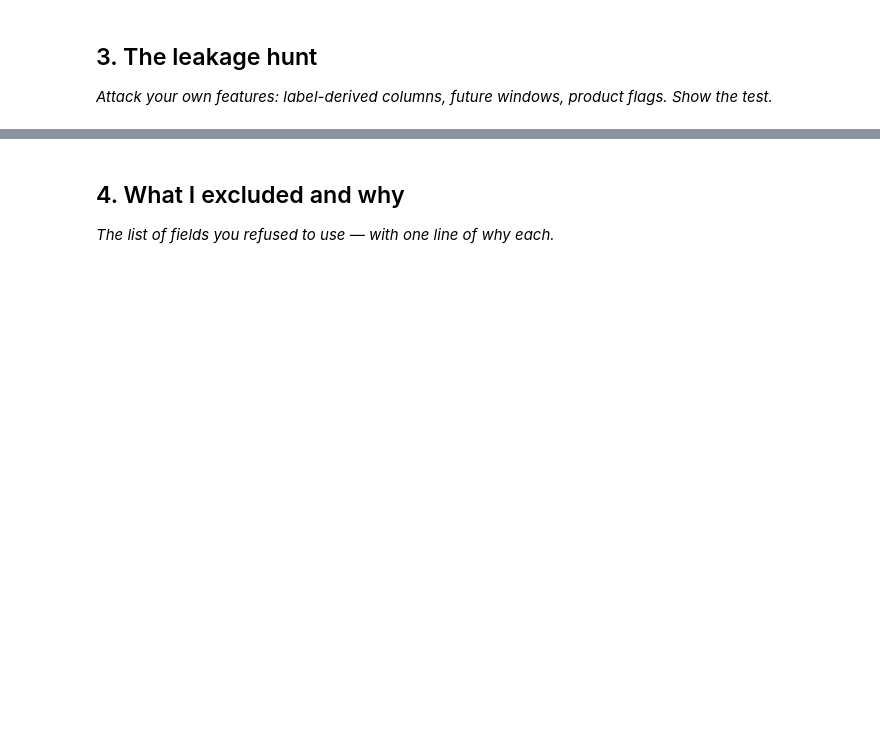
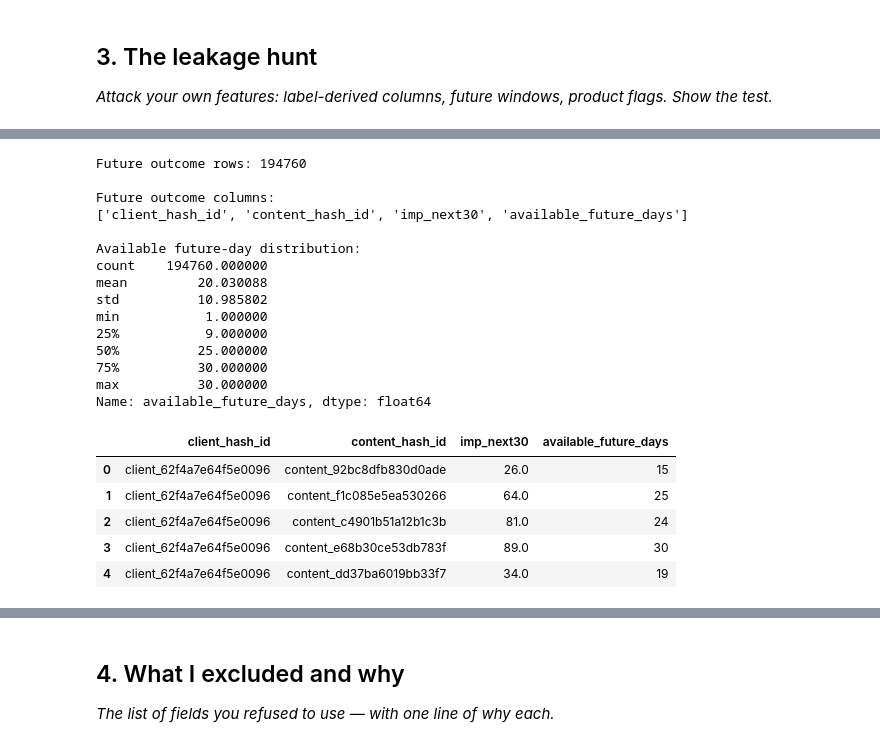
Before and after one commit to jawad-ahmed-developer/flyRank_Internship_Tasks, a Jupyter notebook: work/notebooks/w03_feature_leakage_check.ipynb, the cells around one changed output, grey strips where cells are left out. Saved outputs shown, nothing was run; the diff lists cells and outputs as text; code cells hidden in the pictures; blank space fills up the shorter version.

Commit message:
Work on section 3 the data leakage

```diff
--- a/work/notebooks/w03_feature_leakage_check.ipynb
+++ b/work/notebooks/w03_feature_leakage_check.ipynb
@@ -576,0 +588,66 @@ dtype: Int64
+# %%
+# Future outcome window:
+# April 1, 2026 through April 30, 2026.
+#
+# This information is NOT part of the feature vector.
+# It is used only to construct the observed future outcome.
+
+FUTURE_START = "2026-04-01"
+FUTURE_END = "2026-04-30"
+
+future_outcome = con.sql(
+    f"""
+    SELECT
+        client_hash_id,
+        content_hash_id,
+
+        SUM(gsc_impressions) AS imp_next30,
+
+        COUNT(DISTINCT report_date) AS available_future_days
+
+    FROM {TABLES['fact_daily']}
+
+    WHERE report_date >= DATE '{FUTURE_START}'
+      AND report_date <= DATE '{FUTURE_END}'
+      AND gsc_data_available IS TRUE
+
+    GROUP BY
+        client_hash_id,
+        content_hash_id
+    """
+).df()
+
+print("Future outcome rows:", len(future_outcome))
+
+print("\nFuture outcome columns:")
+print(future_outcome.columns.tolist())
+
+print("\nAvailable future-day distribution:")
+print(
+    future_outcome["available_future_days"]
+    .describe()
+)
+
+future_outcome.head()
+# %% [output]
+Future outcome rows: 194760
+
+Future outcome columns:
+['client_hash_id', 'content_hash_id', 'imp_next30', 'available_future_days']
+
+Available future-day distribution:
+count    194760.000000
+mean         20.030088
+std          10.985802
+min           1.000000
+25%           9.000000
+50%          25.000000
+75%          30.000000
+max          30.000000
+Name: available_future_days, dtype: float64
+|  | client_hash_id | content_hash_id | imp_next30 | available_future_days |
+| 0 | client_62f4a7e64f5e0096 | content_92bc8dfb830d0ade | 26.0 | 15 |
+| 1 | client_62f4a7e64f5e0096 | content_f1c085e5ea530266 | 64.0 | 25 |
+| 2 | client_62f4a7e64f5e0096 | content_c4901b51a12b1c3b | 81.0 | 24 |
+| 3 | client_62f4a7e64f5e0096 | content_e68b30ce53db783f | 89.0 | 30 |
+| 4 | client_62f4a7e64f5e0096 | content_dd37ba6019bb33f7 | 34.0 | 19 |
```
Also changed, not shown: parts of 4 cells of this notebook.
